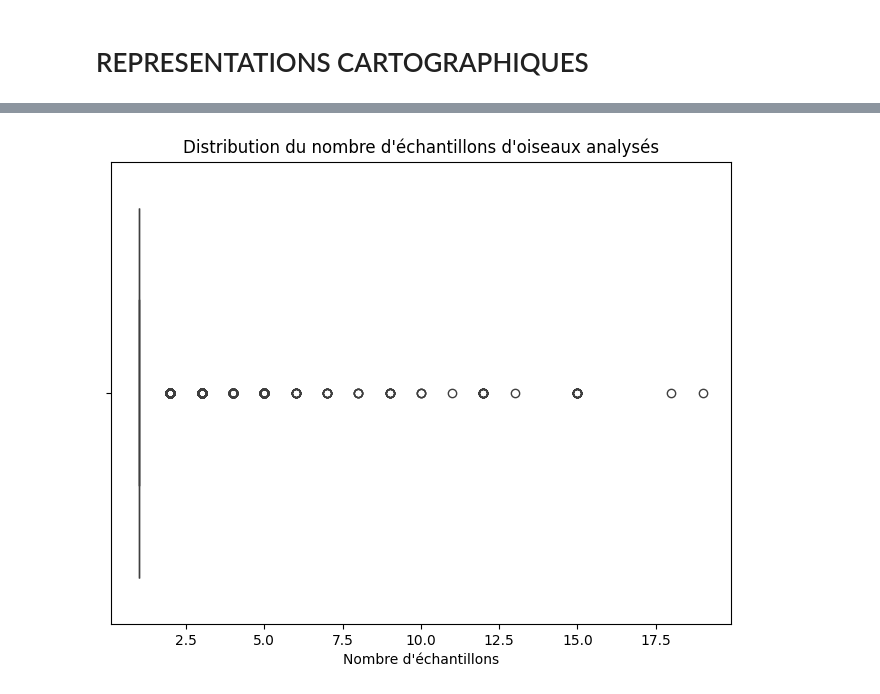
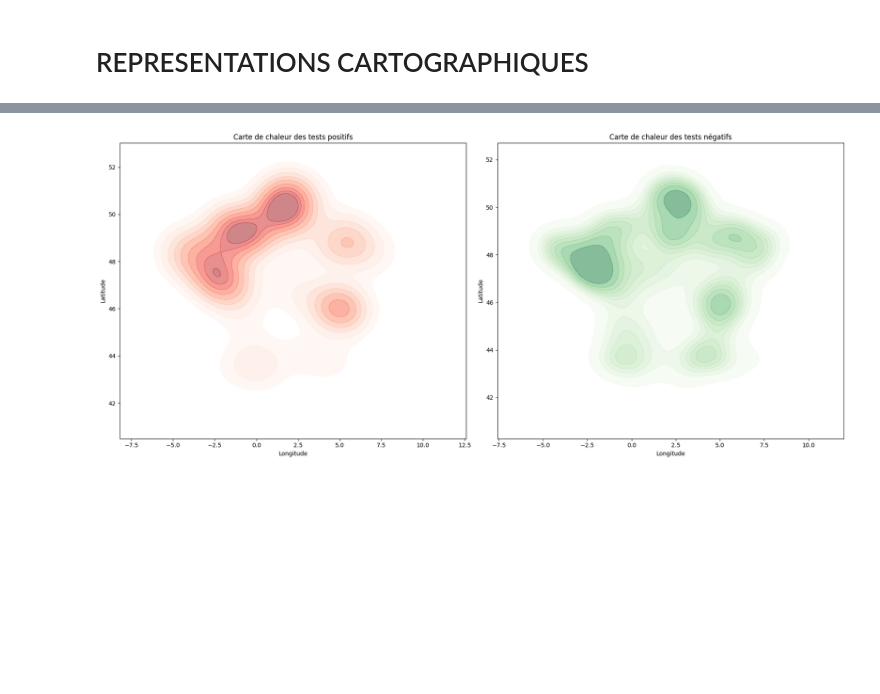
Before and after one commit to bavrillon/Avian-influenza, a Jupyter notebook: EDA.ipynb, the cells around one changed output, grey strips where cells are left out. Drawn from its saved outputs; the diff is of its cells as text; code cells hidden in the pictures; blank space fills up the shorter version.

```diff
--- a/EDA.ipynb
+++ b/EDA.ipynb
@@ -677,33 +681,30 @@ plt.show()
 # %%
 # CARTE DE CHALEUR POUR VISUALISER LA DENSITE DES TESTS POSITIFS ET NEGATIFS
 
 
+fig, ax = plt.subplots(1, 2, figsize=(18, 8))
+
 # Carte de densité des tests positifs
-plt.figure(figsize=(12, 12))
-kde = sns.kdeplot(
+sns.kdeplot(
     x=longitudes[df_filtered['Test_PCR_positif']],
     y=latitudes[df_filtered['Test_PCR_positif']],
-    cmap="Reds", fill=True, alpha=0.5
+    cmap="Reds", fill=True, alpha=0.5, ax=ax[0]
 )
-
-# Ajout manuel d'une légende explicative
-
-plt.title('Carte de chaleur des tests positifs')
-plt.xlabel('Longitude')
-plt.ylabel('Latitude')
-plt.show()
+ax[0].set_title('Carte de chaleur des tests positifs')
+ax[0].set_xlabel('Longitude')
+ax[0].set_ylabel('Latitude')
 
 # Carte de densité des tests négatifs
-plt.figure(figsize=(12, 12))
-kde = sns.kdeplot(
+sns.kdeplot(
     x=longitudes[~df_filtered['Test_PCR_positif']],
     y=latitudes[~df_filtered['Test_PCR_positif']],
-    cmap="Greens", fill=True, alpha=0.5
+    cmap="Greens", fill=True, alpha=0.5, ax=ax[1]
 )
+ax[1].set_title('Carte de chaleur des tests négatifs')
+ax[1].set_xlabel('Longitude')
+ax[1].set_ylabel('Latitude')
 
-# Ajout manuel d'une légende explicative
-
-plt.title('Carte de chaleur des tests négatifs')
-plt.xlabel('Longitude')
-plt.ylabel('Latitude')
+plt.tight_layout()
 plt.show()
+# %% [output]
+[figure, added]
@@ -741,10 +710,0 @@ for saison, label in saisons.items():
-# %%
-# VISUALISATION DE LA DISTRIBUTION DU NOMBRE D'ECHANTILLONS D'OISEAUX ANALYSES ?????????????????
-
-plt.figure(figsize=(8, 6))
-sns.boxplot(x=df['Nombre_oiseaux_analyses'])
-plt.title("Distribution du nombre d'échantillons d'oiseaux analysés")
-plt.xlabel("Nombre d'échantillons")
-plt.show()
-# %% [output]
-[figure, removed]
```
Also changed, not shown: parts of 5 cells of this notebook.
